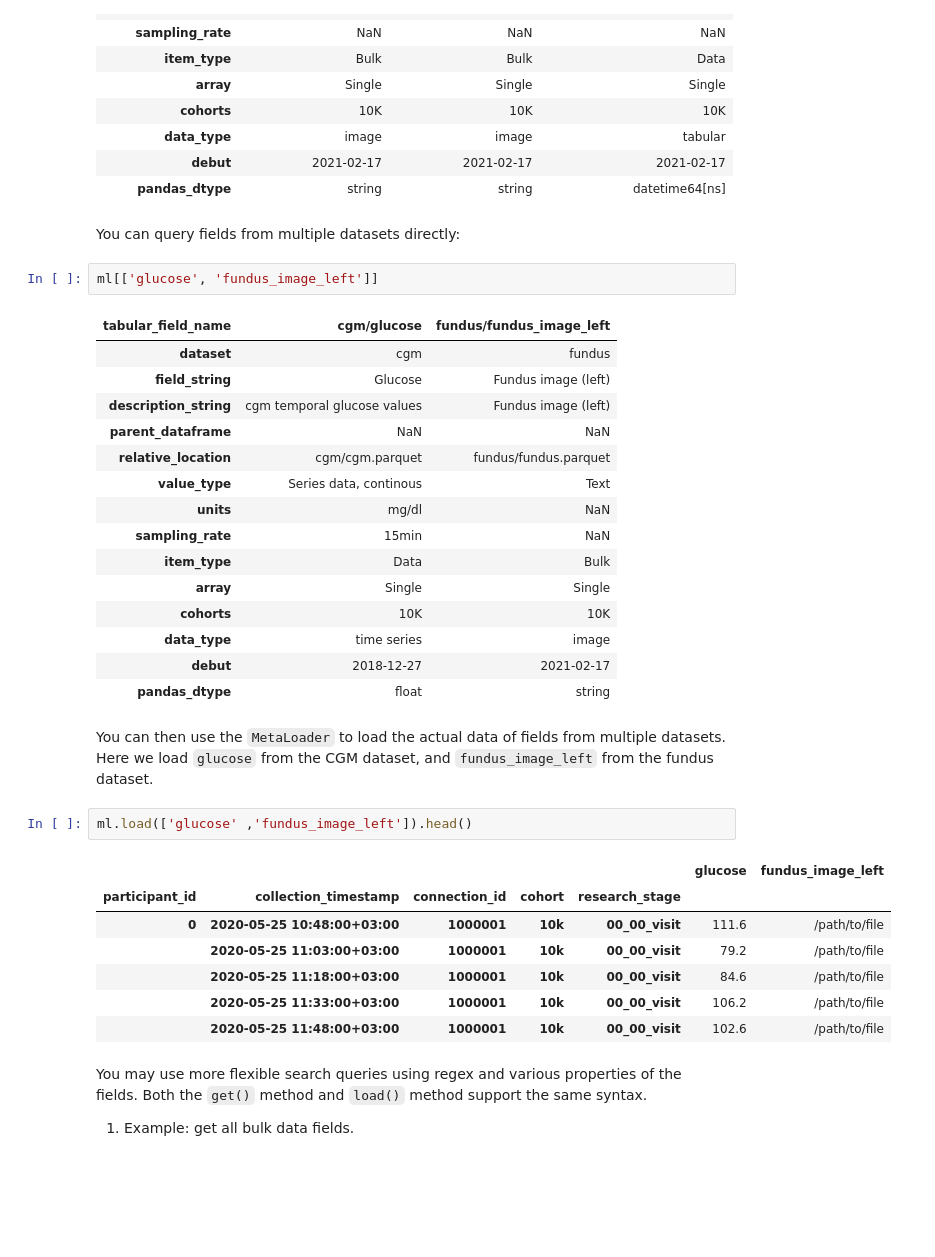
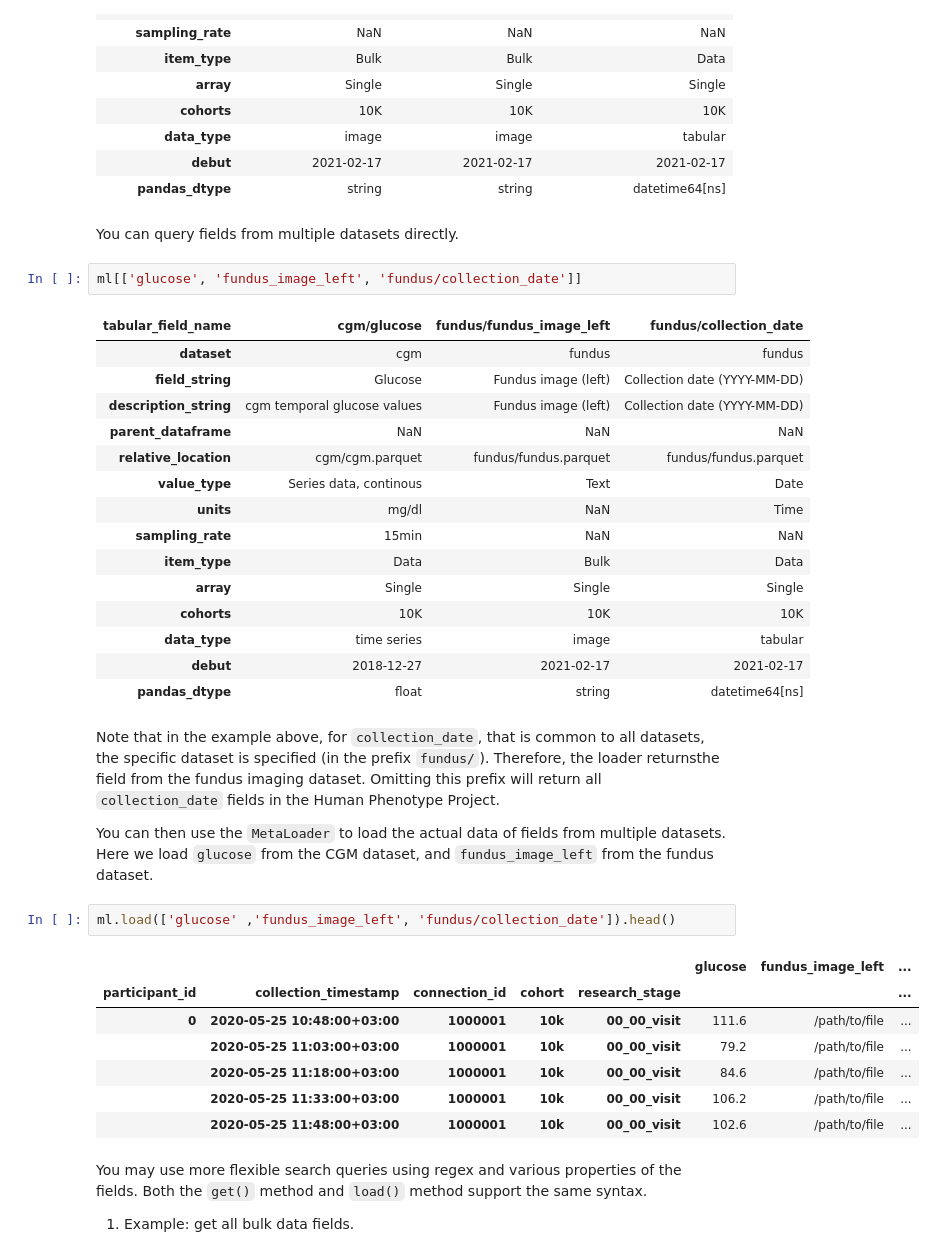
Before and after one commit to PhenoAI/pheno-utils, a Jupyter notebook: nbs/11_meta_loader.ipynb, the cells around one changed output. Drawn from its saved outputs; the diff is of its cells as text; blank space fills up the shorter version.

Commit message:
docs: meta loader

```diff
--- a/nbs/11_meta_loader.ipynb
+++ b/nbs/11_meta_loader.ipynb
@@ -268,37 +268,39 @@ ml.dicts['fundus']
 | debut | 2021-02-17 | 2021-02-17 | 2021-02-17 |
 | pandas_dtype | string | string | datetime64[ns] |
 # %% [markdown]
-You can query fields from multiple datasets directly:
+You can query fields from multiple datasets directly.
 # %%
-ml[['glucose', 'fundus_image_left']]
+ml[['glucose', 'fundus_image_left', 'fundus/collection_date']]
 # %% [output]
-| tabular_field_name | cgm/glucose | fundus/fundus_image_left |
-| dataset | cgm | fundus |
-| field_string | Glucose | Fundus image (left) |
-| description_string | cgm temporal glucose values | Fundus image (left) |
-| parent_dataframe | NaN | NaN |
-| relative_location | cgm/cgm.parquet | fundus/fundus.parquet |
-| value_type | Series data, continous | Text |
-| units | mg/dl | NaN |
-| sampling_rate | 15min | NaN |
-| item_type | Data | Bulk |
-| array | Single | Single |
-| cohorts | 10K | 10K |
-| data_type | time series | image |
-| debut | 2018-12-27 | 2021-02-17 |
-| pandas_dtype | float | string |
+| tabular_field_name | cgm/glucose | fundus/fundus_image_left | fundus/collection_date |
+| dataset | cgm | fundus | fundus |
+| field_string | Glucose | Fundus image (left) | Collection date (YYYY-MM-DD) |
+| description_string | cgm temporal glucose values | Fundus image (left) | Collection date (YYYY-MM-DD) |
+| parent_dataframe | NaN | NaN | NaN |
+| relative_location | cgm/cgm.parquet | fundus/fundus.parquet | fundus/fundus.parquet |
+| value_type | Series data, continous | Text | Date |
+| units | mg/dl | NaN | Time |
+| sampling_rate | 15min | NaN | NaN |
+| item_type | Data | Bulk | Data |
+| array | Single | Single | Single |
+| cohorts | 10K | 10K | 10K |
+| data_type | time series | image | tabular |
+| debut | 2018-12-27 | 2021-02-17 | 2021-02-17 |
+| pandas_dtype | float | string | datetime64[ns] |
 # %% [markdown]
+Note that in the example above, for `collection_date`, that is common to all datasets, the specific dataset is specified (in the prefix `fundus/`). Therefore, the loader returnsthe field from the fundus imaging dataset. Omitting this prefix will return all `collection_date` fields in the Human Phenotype Project.
+
 You can then use the `MetaLoader` to load the actual data of fields from multiple datasets. Here we load `glucose` from the CGM dataset, and `fundus_image_left` from the fundus dataset.
 # %%
-ml.load(['glucose' ,'fundus_image_left']).head()
+ml.load(['glucose' ,'fundus_image_left', 'fundus/collection_date']).head()
 # %% [output]
-|  |  |  |  |  | glucose | fundus_image_left |
-| participant_id | collection_timestamp | connection_id | cohort | research_stage |  |  |
-| 0 | 2020-05-25 10:48:00+03:00 | 1000001 | 10k | 00_00_visit | 111.6 | /path/to/file |
-|  | 2020-05-25 11:03:00+03:00 | 1000001 | 10k | 00_00_visit | 79.2 | /path/to/file |
-|  | 2020-05-25 11:18:00+03:00 | 1000001 | 10k | 00_00_visit | 84.6 | /path/to/file |
-|  | 2020-05-25 11:33:00+03:00 | 1000001 | 10k | 00_00_visit | 106.2 | /path/to/file |
-|  | 2020-05-25 11:48:00+03:00 | 1000001 | 10k | 00_00_visit | 102.6 | /path/to/file |
+|  |  |  |  |  | glucose | fundus_image_left | ... |
+| participant_id | collection_timestamp | connection_id | cohort | research_stage |  |  | ... |
+| 0 | 2020-05-25 10:48:00+03:00 | 1000001 | 10k | 00_00_visit | 111.6 | /path/to/file | ... |
+|  | 2020-05-25 11:03:00+03:00 | 1000001 | 10k | 00_00_visit | 79.2 | /path/to/file | ... |
+|  | 2020-05-25 11:18:00+03:00 | 1000001 | 10k | 00_00_visit | 84.6 | /path/to/file | ... |
+|  | 2020-05-25 11:33:00+03:00 | 1000001 | 10k | 00_00_visit | 106.2 | /path/to/file | ... |
+|  | 2020-05-25 11:48:00+03:00 | 1000001 | 10k | 00_00_visit | 102.6 | /path/to/file | ... |
 # %% [markdown]
 You may use more flexible search queries using regex and various properties of the fields. Both the `get()` method and `load()` method support the same syntax.
 
```
